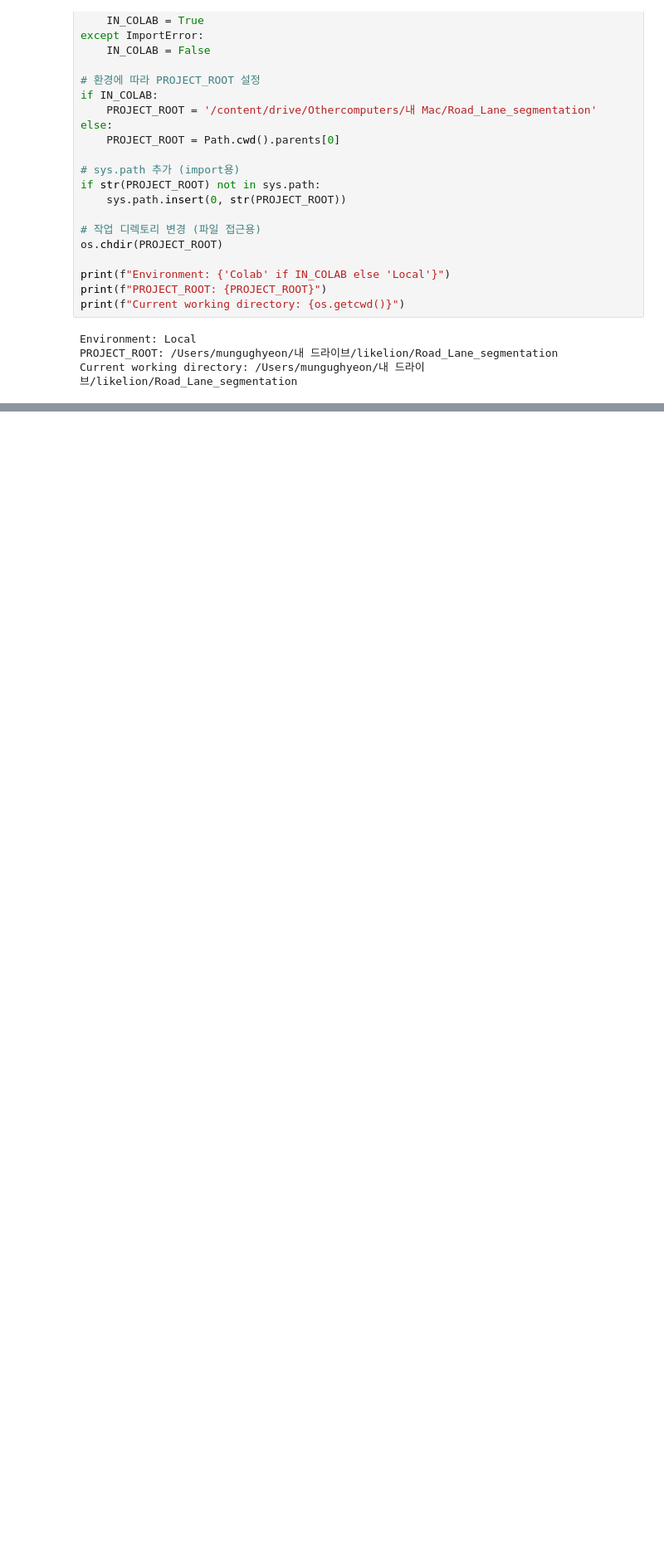
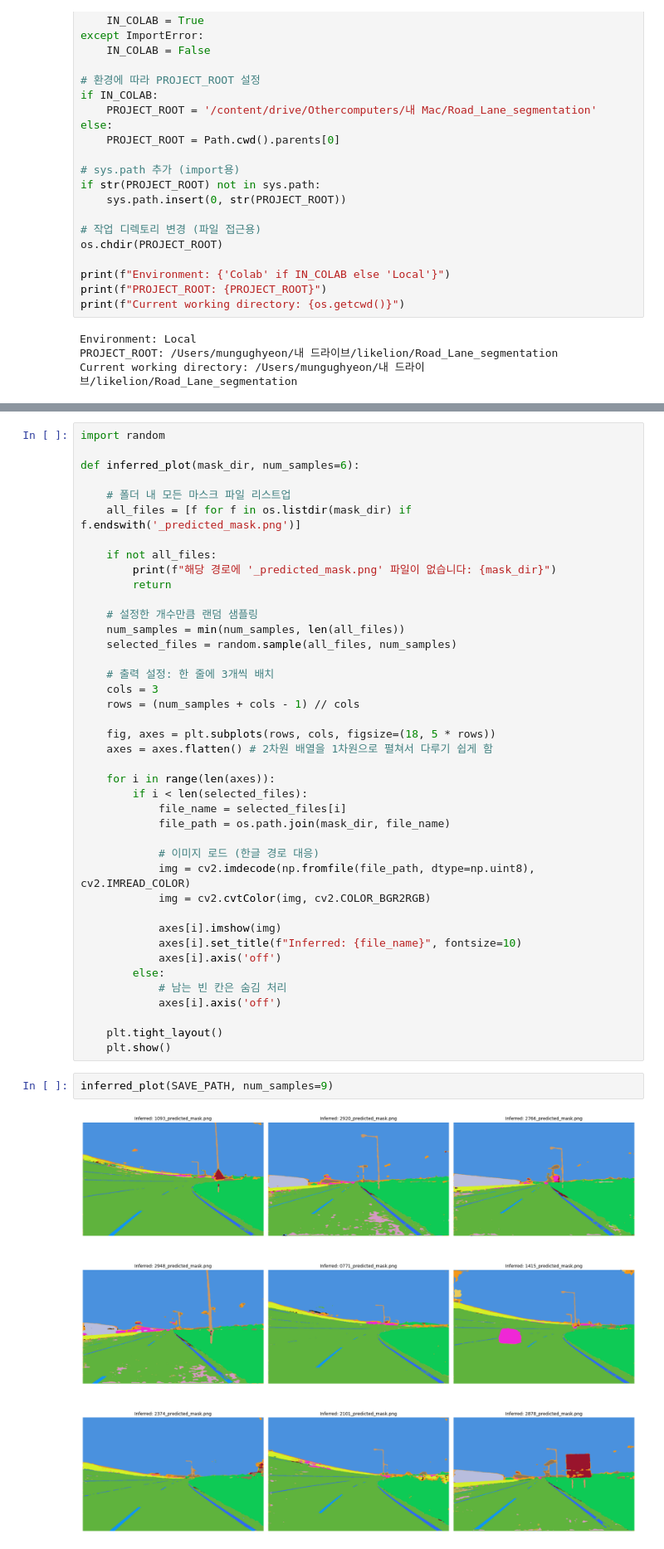
Before and after one commit to GH-Door/Road_Lane_segmentation, a Jupyter notebook: jupyter/inference.ipynb, the cells around one changed output, grey strips where cells are left out. Shown at 83% size. Drawn from its saved outputs; the diff is of its cells as text; blank space fills up the shorter version.

Commit message:
[feat]: update jupyter notebooks with new imports

```diff
--- a/jupyter/inference.ipynb
+++ b/jupyter/inference.ipynb
@@ -117,0 +118,45 @@ Loaded model weights from checkpoint: checkpoints/UnetPlusPlus_efficientnet-b4_f
+# %%
+import random
+
+def inferred_plot(mask_dir, num_samples=6):
+
+    # 폴더 내 모든 마스크 파일 리스트업
+    all_files = [f for f in os.listdir(mask_dir) if f.endswith('_predicted_mask.png')]
+
+    if not all_files:
+        print(f"해당 경로에 '_predicted_mask.png' 파일이 없습니다: {mask_dir}")
+        return
+
+    # 설정한 개수만큼 랜덤 샘플링
+    num_samples = min(num_samples, len(all_files))
+    selected_files = random.sample(all_files, num_samples)
+
+    # 출력 설정: 한 줄에 3개씩 배치
+    cols = 3
+    rows = (num_samples + cols - 1) // cols
+
+    fig, axes = plt.subplots(rows, cols, figsize=(18, 5 * rows))
+    axes = axes.flatten() # 2차원 배열을 1차원으로 펼쳐서 다루기 쉽게 함
+
+    for i in range(len(axes)):
+        if i < len(selected_files):
+            file_name = selected_files[i]
+            file_path = os.path.join(mask_dir, file_name)
+
+            # 이미지 로드 (한글 경로 대응)
+            img = cv2.imdecode(np.fromfile(file_path, dtype=np.uint8), cv2.IMREAD_COLOR)
+            img = cv2.cvtColor(img, cv2.COLOR_BGR2RGB)
+
+            axes[i].imshow(img)
+            axes[i].set_title(f"Inferred: {file_name}", fontsize=10)
+            axes[i].axis('off')
+        else:
+            # 남는 빈 칸은 숨김 처리
+            axes[i].axis('off')
+
+    plt.tight_layout()
+    plt.show()
+# %%
+inferred_plot(SAVE_PATH, num_samples=9)
+# %% [output]
+[figure, added]
```
Also changed, not shown: parts of 2 cells of this notebook, 4 other files.
